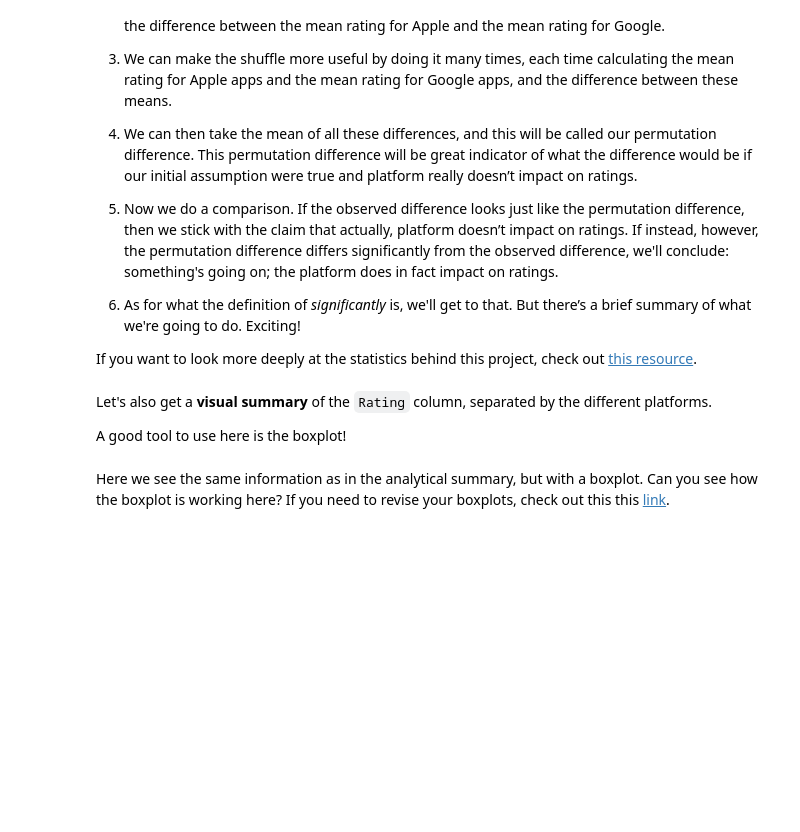
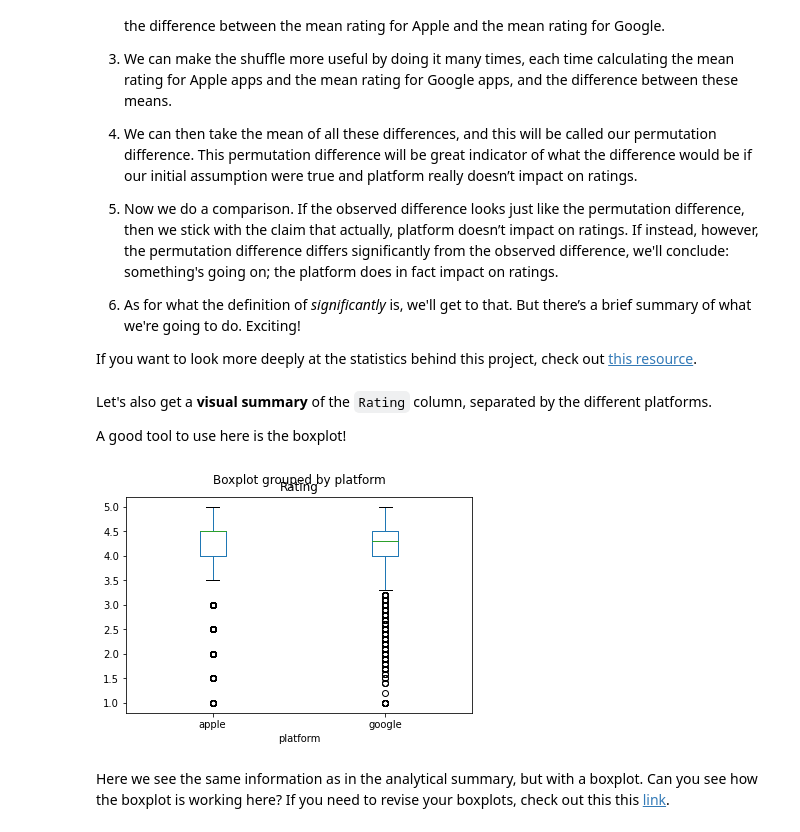
Before and after one commit to rayees-codes/1585016537_Apps_Case_Study, a Jupyter notebook: Springboard Apps project - Tier 3 - Complete.ipynb, the cells around one changed output. Drawn from its saved outputs; the diff is of its cells as text; code cells hidden in the pictures; blank space fills up the shorter version.

```diff
--- a/Springboard Apps project - Tier 3 - Complete.ipynb
+++ b/Springboard Apps project - Tier 3 - Complete.ipynb
@@ -202,10 +289,11 @@ This is an important step to unify the two datasets!
 # %%
 # Create a variable called old_names where you'll store the column names of the Apple dataframe.
 # Use the feature .columns.
-_ _ _
+old_names = Apple.columns
 
 # Create a variable called new_names where you'll store the column names of the Google dataframe.
-_ _ _
+new_names = Google.columns
 
 # Use the rename() DataFrame method to change the columns names.
-_ _ _
+Apple.rename(columns=dict(zip(old_names, new_names)), inplace=True)
+Apple.columns
@@ -214,7 +304,7 @@ _ _ _
 Let's combine the two datasets into a single data frame called `df`.
 # %%
 # Let's use the append() method to append Apple to Google.
-_ _ _
+df = Google.append(Apple)
 
 # Using the sample() method with the number 12 passed to it, check 12 random points of your dataset.
-_ _ _
+df.sample(12)
@@ -224,10 +328,10 @@ _ _ _
 As you can see there are some `NaN` values. We want to eliminate all these `NaN` values from the table.
 # %%
 # Lets check first the dimesions of df before droping `NaN` values. Use the .shape feature.
-_ _ _
+print('Before', df.shape)
 
 # Use the dropna() method to eliminate all the NaN values, and overwrite the same dataframe with the result.
-_ _ _
+df = df.dropna()
 
 # Check the new dimesions of our dataframe.
-_ _ _
+print('After', df.shape)
@@ -245,7 +355,7 @@ _ _ _
 929 apps do not have reviews, we need to eliminate these points!
 # %%
 # Eliminate the points that have 0 reviews.
-_ _ _
+df.drop(df[df['Reviews']==0].index, inplace=True)
 # %% [markdown]
 ### 2g. Summarize the data visually and analytically (by the column `platform`)
 # %% [markdown]
@@ -284,7 +399,10 @@ Let's also get a **visual summary** of the `Rating` column, separated by the dif
 A good tool to use here is the boxplot!
 # %%
 # Call the boxplot() method on our df.
-_ _ _
+df.boxplot(by='platform', column=['Rating'], grid=False)
+plt.show()
+# %% [output]
+[figure, added]
 # %% [markdown]
 Here we see the same information as in the analytical summary, but with a boxplot. Can you see how the boxplot is working here? If you need to revise your boxplots, check out this this [link](https://www.kaggle.com/ramamet4/app-store-apple-data-set-10k-apps).
 # %% [markdown]
```
Also changed, not shown: parts of 31 cells of this notebook.
